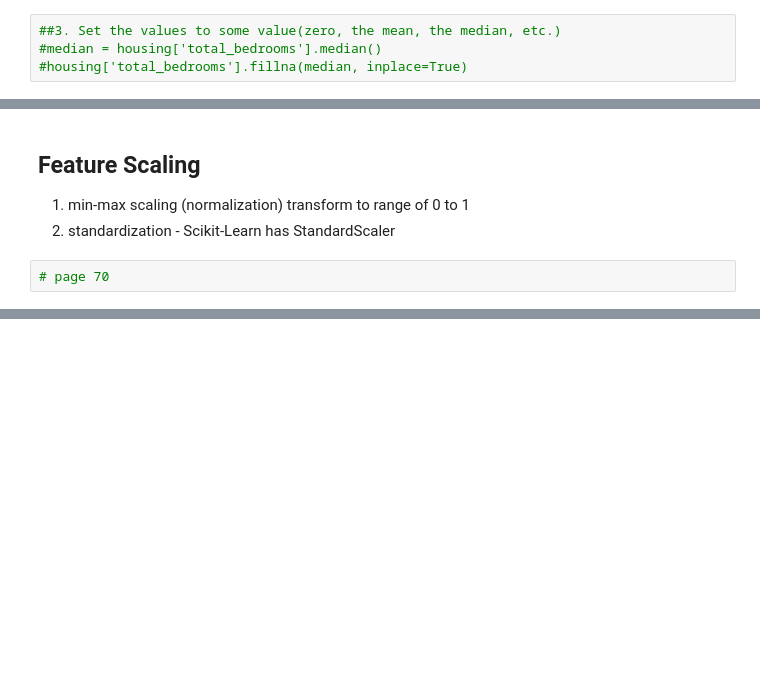
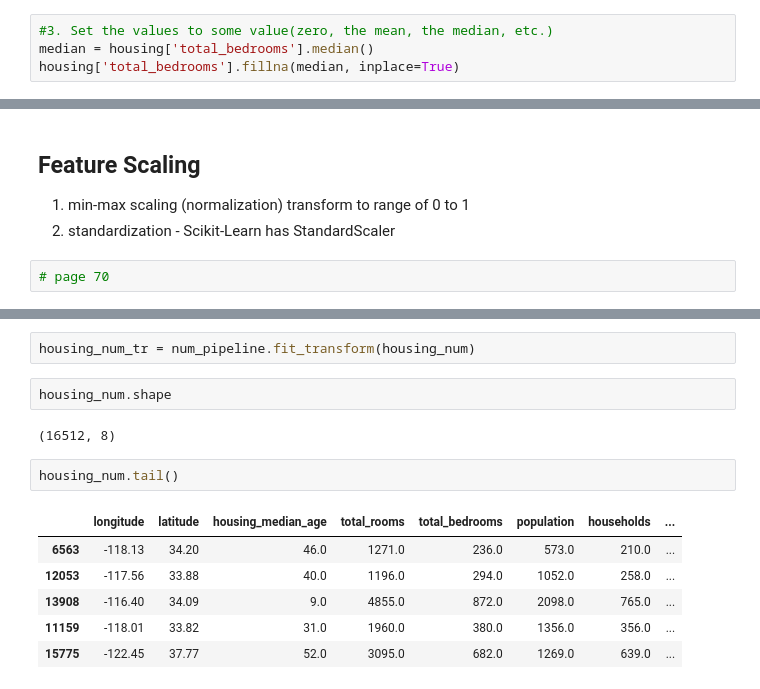
Before and after one commit to JeffreyAsuncion/MachineLearning_OREILLY, a Jupyter notebook: Housing.ipynb, the cells around one changed output, grey strips where cells are left out. Drawn from its saved outputs; the diff is of its cells as text; blank space fills up the shorter version.

```diff
--- a/Housing.ipynb
+++ b/Housing.ipynb
@@ -318,7 +346,7 @@ We saw earlier that total_bedrooms has missing values
 # %%
-##3. Set the values to some value(zero, the mean, the median, etc.)
-#median = housing['total_bedrooms'].median()
-#housing['total_bedrooms'].fillna(median, inplace=True)
+#3. Set the values to some value(zero, the mean, the median, etc.)
+median = housing['total_bedrooms'].median()
+housing['total_bedrooms'].fillna(median, inplace=True)
 # %% [markdown]
 Scikit-Learn has a handy class to help SimpleImputer
 # %%
@@ -461,0 +501,15 @@ housing_extra_attribs = attr_adder.transform(housing.values)
+# %%
+housing_num_tr = num_pipeline.fit_transform(housing_num)
+# %%
+housing_num.shape
+# %% [output]
+(16512, 8)
+# %%
+housing_num.tail()
+# %% [output]
+|  | longitude | latitude | housing_median_age | total_rooms | total_bedrooms | population | households | ... |
+| 6563 | -118.13 | 34.20 | 46.0 | 1271.0 | 236.0 | 573.0 | 210.0 | ... |
+| 12053 | -117.56 | 33.88 | 40.0 | 1196.0 | 294.0 | 1052.0 | 258.0 | ... |
+| 13908 | -116.40 | 34.09 | 9.0 | 4855.0 | 872.0 | 2098.0 | 765.0 | ... |
+| 11159 | -118.01 | 33.82 | 31.0 | 1960.0 | 380.0 | 1356.0 | 356.0 | ... |
+| 15775 | -122.45 | 37.77 | 52.0 | 3095.0 | 682.0 | 1269.0 | 639.0 | ... |
```
Also changed, not shown: parts of 7 cells of this notebook.
